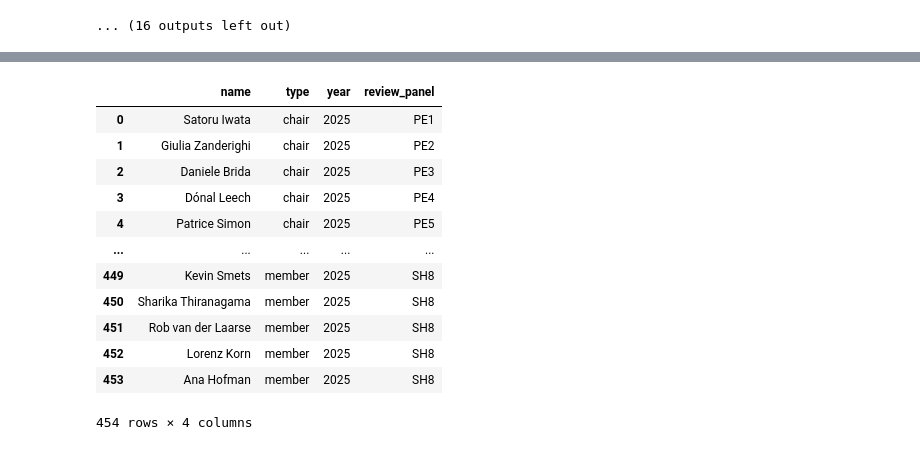
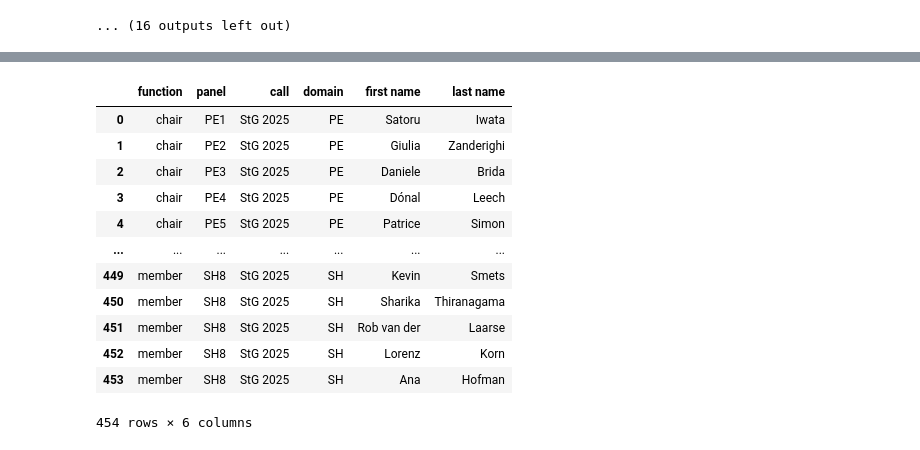
Before and after one commit to RATFIVE/GEOMAR-ERC, a Jupyter notebook: notebooks/test_extracting_data_pdf.ipynb, the cells around one changed output, grey strips where cells are left out. Saved outputs shown, nothing was run; the diff lists cells and outputs as text; code cells hidden in the pictures.

```diff
--- a/notebooks/test_extracting_data_pdf.ipynb
+++ b/notebooks/test_extracting_data_pdf.ipynb
@@ -260,17 +260,17 @@ for chair in df_pdf['Chair'].unique():
 df_pdf = df_pdf.melt(
     id_vars=['ERC-Date', 'review_panel'],
     value_vars=['Chair', 'Member'],
-    var_name='type',
+    var_name='function',
     value_name='name'
 )
 
-df_pdf['type'] = df_pdf['type'].str.lower()        # "chair" / "member"
+df_pdf['function'] = df_pdf['function'].str.lower()        # "chair" / "member"
 df_pdf['name'] = df_pdf['name'].astype(str).str.strip()
 df_pdf = df_pdf[df_pdf['name'] != ''].reset_index(drop=True)
 
 # Spalten umbenennen / anordnen
 
-df_pdf = df_pdf[['name', 'type', 'ERC-Date', 'review_panel']]
+df_pdf = df_pdf[['name', 'function', 'ERC-Date', 'review_panel']]
 df_pdf = df_pdf.drop_duplicates().reset_index(drop=True)
 
 display(df_pdf)
@@ -290,5 +290,11 @@ display(df_pdf)
 454 rows × 4 columns
 # %%
 df_merged = pd.merge(df_pdf, df_excel, left_on='name', right_on='Name', how='left', indicator=True, suffixes=('_pdf', '_excel'))
+
+funding_scheme_name = df_merged.loc[df_merged["funding_scheme"].notnull()]["funding_scheme"].unique()[0]
+
+# fill NaN in funding_scheme with the unique value
+df_merged['funding_scheme'] = df_merged['funding_scheme'].fillna(funding_scheme_name)
+
 display(df_merged)
 # %% [output]
@@ -307,18 +313,30 @@ display(df_merged)
 454 rows × 9 columns
 # %%
-df = df_merged.loc[:, ['name', 'type', "ERC-Date", "review_panel_pdf" ]].rename(columns={"review_panel_pdf": "review_panel", "ERC-Date": "year"})
-df
+df = df_merged.loc[:, ['name', 'function', "ERC-Date", "review_panel_pdf", "funding_scheme"]].rename(columns={"review_panel_pdf": "panel", "ERC-Date": "year"})
+df["call"] = df["funding_scheme"] + " " + df["year"].astype(str)
+
+# get from panel the first word (e.g "PE1" -> "PE")
+df["domain"] = df["panel"].str.split().str[0].str[:-1]
+
+df.drop(columns=["year", "funding_scheme"], inplace=True)
+
+
+# split name into first_name and last_name
+df[['first name', 'last name']] = df['name'].str.rsplit(' ', n=1, expand=True)
+df.drop(columns=['name'], inplace=True)
+
+display(df)
 # %% [output]
-|  | name | type | year | review_panel |
-| 0 | Satoru Iwata | chair | 2025 | PE1 |
-| 1 | Giulia Zanderighi | chair | 2025 | PE2 |
-| 2 | Daniele Brida | chair | 2025 | PE3 |
-| 3 | Dónal Leech | chair | 2025 | PE4 |
-| 4 | Patrice Simon | chair | 2025 | PE5 |
-| ... | ... | ... | ... | ... |
-| 449 | Kevin Smets | member | 2025 | SH8 |
-| 450 | Sharika Thiranagama | member | 2025 | SH8 |
-| 451 | Rob van der Laarse | member | 2025 | SH8 |
-| 452 | Lorenz Korn | member | 2025 | SH8 |
-| 453 | Ana Hofman | member | 2025 | SH8 |
+|  | function | panel | call | domain | first name | last name |
+| 0 | chair | PE1 | StG 2025 | PE | Satoru | Iwata |
+| 1 | chair | PE2 | StG 2025 | PE | Giulia | Zanderighi |
+| 2 | chair | PE3 | StG 2025 | PE | Daniele | Brida |
+| 3 | chair | PE4 | StG 2025 | PE | Dónal | Leech |
+| 4 | chair | PE5 | StG 2025 | PE | Patrice | Simon |
+| ... | ... | ... | ... | ... | ... | ... |
+| 449 | member | SH8 | StG 2025 | SH | Kevin | Smets |
+| 450 | member | SH8 | StG 2025 | SH | Sharika | Thiranagama |
+| 451 | member | SH8 | StG 2025 | SH | Rob van der | Laarse |
+| 452 | member | SH8 | StG 2025 | SH | Lorenz | Korn |
+| 453 | member | SH8 | StG 2025 | SH | Ana | Hofman |
-454 rows × 4 columns
+454 rows × 6 columns
```
Also changed, not shown: parts of 3 cells of this notebook.
